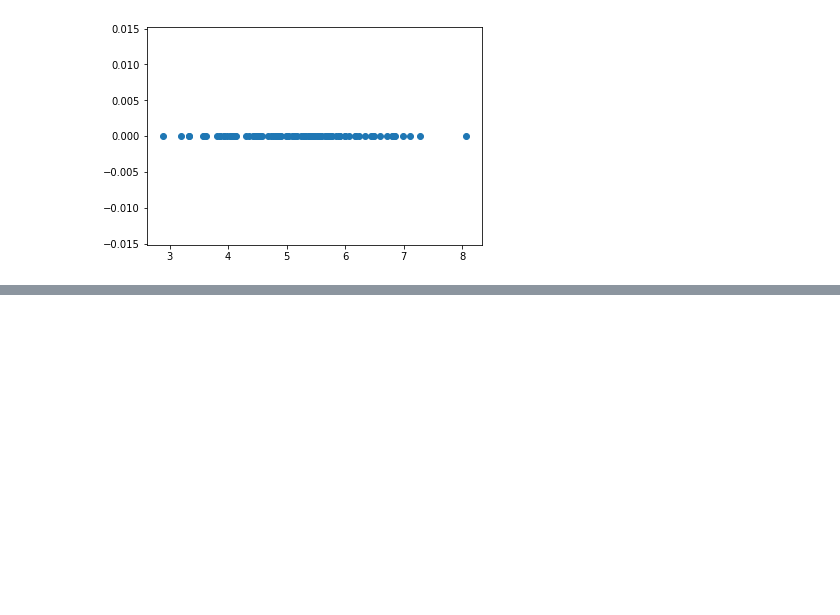
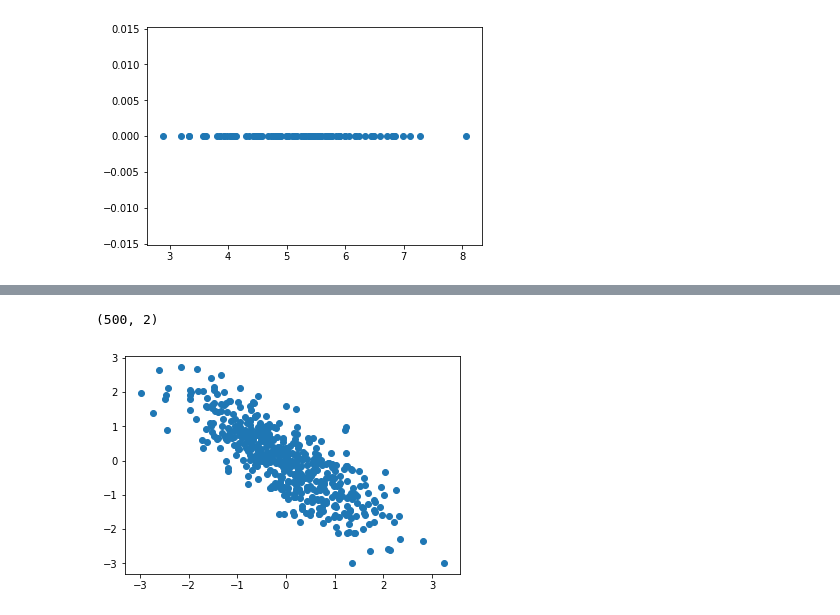
Before and after one commit to chiranjev/Machine-Learning-Algorithms-From-Scratch, a Jupyter notebook: Data Processing and Visualization/Matplotlib_Basics.ipynb, the cells around one changed output, grey strips where cells are left out. Drawn from its saved outputs; the diff is of its cells as text; code cells hidden in the pictures; blank space fills up the shorter version.

```diff
--- a/Data Processing and Visualization/Matplotlib_Basics.ipynb
+++ b/Data Processing and Visualization/Matplotlib_Basics.ipynb
@@ -148,0 +174,11 @@ plt.show()
+# %%
+mean = np.array([0.0,0.0])
+cov = np.array([[1,-0.8],[-0.8,1]]) # negative covariance -> as x increases y decreases
+
+dist = np.random.multivariate_normal(mean,cov,500)
+print(dist.shape)
+plt.scatter(dist[:,0],dist[:,1])
+plt.show()
+# %% [output]
+(500, 2)
+[figure, added]
```
Also changed, not shown: parts of 4 cells of this notebook.
